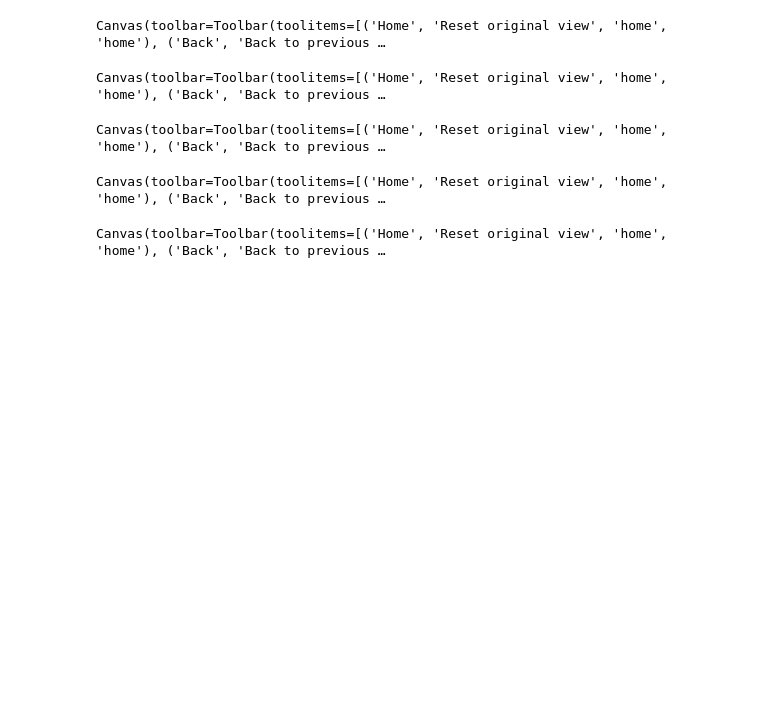
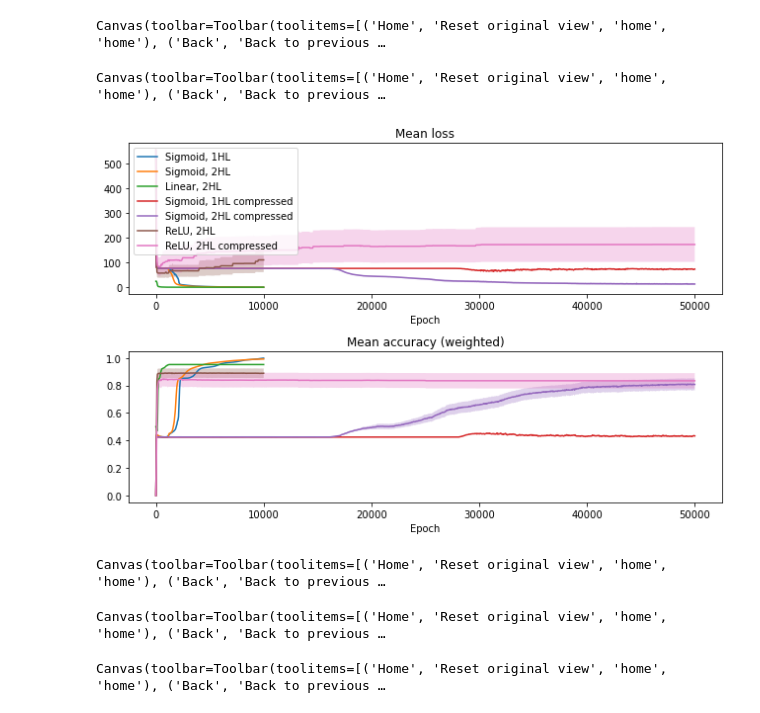
Before and after one commit to ethanbb/disjoint-domain, a Jupyter notebook: analyze_disjoint_nets.ipynb, the cells around one changed output. Saved outputs shown, nothing was run; the diff lists cells and outputs as text; code cells hidden in the pictures; blank space fills up the shorter version.

```diff
--- a/analyze_disjoint_nets.ipynb
+++ b/analyze_disjoint_nets.ipynb
@@ -131,7 +131,7 @@ except NameError:
 load_settings = {
     'dist_metric': 'correlation',
     'calc_all_repr_dists': False,
-    'include_individual_rdms': False,
+    'include_individual_rdms': True,
     'subsample_snaps': 1
 }
 
@@ -198,7 +198,12 @@ res_paths = {
 #     'Combo test, shared': 'data/combo_repattrs_sharedctx_dd_res_2021-09-03_18-26-27.npz',
     'Sigmoid, 1HL': 'data/iomat_snapshot/sigmoid_1hl_dd_res_2021-09-13_14-44-35.npz',
     'Sigmoid, 2HL': 'data/iomat_snapshot/sigmoid_2hl_dd_res_2021-09-13_14-21-21.npz',
-    'Linear, 2HL': 'data/iomat_snapshot/linear_2hl_dd_res_2021-09-13_15-59-52.npz'
+    'Linear, 2HL': 'data/iomat_snapshot/linear_2hl_dd_res_2021-09-13_15-59-52.npz',
+    'Sigmoid, 2HL compressed': 'data/iomat_snapshot/sigmoid_2hl_compress8_dd_res_2021-09-16_17-50-15.npz',
+    'Sigmoid, 1HL compressed': 'data/iomat_snapshot/sigmoid_1hl_compress8_dd_res_2021-09-17_01-22-39.npz',
+    'ReLU, 2HL': 'data/iomat_snapshot/relu_2hl_dd_res_2021-09-17_11-30-14.npz',
+    'ReLU, 2HL compressed': 'data/iomat_snapshot/relu_2hl_compress8_dd_res_2021-09-17_14-15-27.npz',
+    'ReLU, 2HL compressed linoutput': 'data/iomat_snapshot/relu_2hl_compress8_linoutput_dd_res_2021-09-19_23-07-13.npz'
 }
 
 # Avoid reloading data whenever possible
@@ -226,7 +231,8 @@ except:
 # curr_runs = ['Original_new', 'Merged_item_new', 'Merged_ctx_new', 'One domain']
 # curr_runs = ['Original']
 # curr_runs = ['Combo test, separate', 'Combo test, shared']
-curr_runs = ['Sigmoid, 1HL', 'Sigmoid, 2HL', 'Linear, 2HL']
+curr_runs = ['Sigmoid, 1HL', 'Sigmoid, 2HL', 'Linear, 2HL', 'Sigmoid, 1HL compressed',
+             'Sigmoid, 2HL compressed', 'ReLU, 2HL', 'ReLU, 2HL compressed', 'ReLU, 2HL compressed linoutput']
 
 cluster_types = ['original', 'equidistant', '3-3-2', '5-1-2']
 # arrow types (hacky): -> = old/full network, --> = shared context,
@@ -260,24 +266,40 @@ fig.tight_layout()
 plt.show()
 # %% [output]
 Canvas(toolbar=Toolbar(toolitems=[('Home', 'Reset original view', 'home', 'home'), ('Back', 'Back to previous …
+# %%
+# SVD domain mixing scores and I/O corr ranks over training
+
+fig, axs = dda.auto_subplots(2, 1, ax_dims=(8, 4))
+
+for ax, fn in zip(axs.ravel(), [dda.plot_domain_mixing_scores, dda.plot_io_corr_ranks]):
+    for i, (label, res) in enumerate(curr_sets.items()):
+        fn(ax, res, label=label)
+#     ax.legend()
+axs.ravel()[0].legend()
+
+fig.tight_layout()
+plt.show()
+# %% [output]
+Canvas(toolbar=Toolbar(toolitems=[('Home', 'Reset original view', 'home', 'home'), ('Back', 'Back to previous …
 # %%
 # Plot loss, accuracy, and test accuracy - normal version
 plot_types = ['loss', 'weighted_acc'] #, 'test_weighted_acc']
 fig, axs = dda.make_plot_grid(len(plot_types),
                               1, ax_dims=(9, 3),
-                              ravel=True, prop_cycle=prop_cycle)
+                              ravel=True) #, prop_cycle=prop_cycle)
 
 for i, (label, res) in enumerate(curr_sets.items()):
     for ax, ptype in zip(axs, plot_types):
         dda.plot_report(ax, res, ptype, label=label)
 
-for ax in axs:
-    ax.legend()
+# for ax in axs:
+#     ax.legend()
+axs[0].legend()
 
 fig.tight_layout()
 plt.show()
 # %% [output]
-Canvas(toolbar=Toolbar(toolitems=[('Home', 'Reset original view', 'home', 'home'), ('Back', 'Back to previous …
+[figure, added]
 # %%
 # Plot loss, accuracy, and test accuracy - hold-out test version
 plot_types = ['loss', 'weighted_acc']
```
Also changed, not shown: parts of 3 cells of this notebook, 2 other files.
